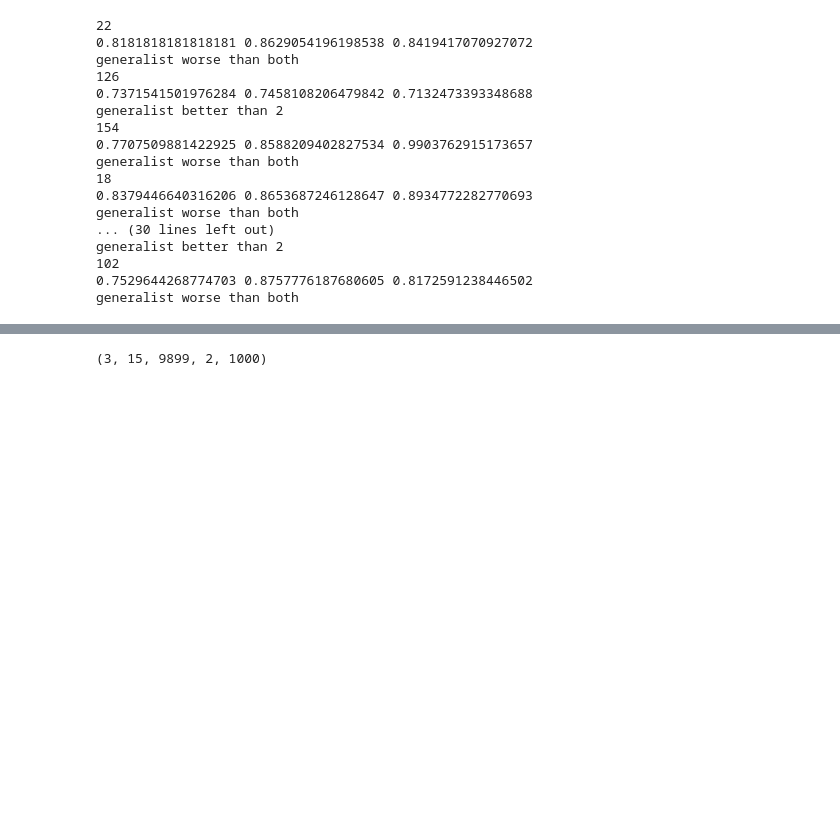
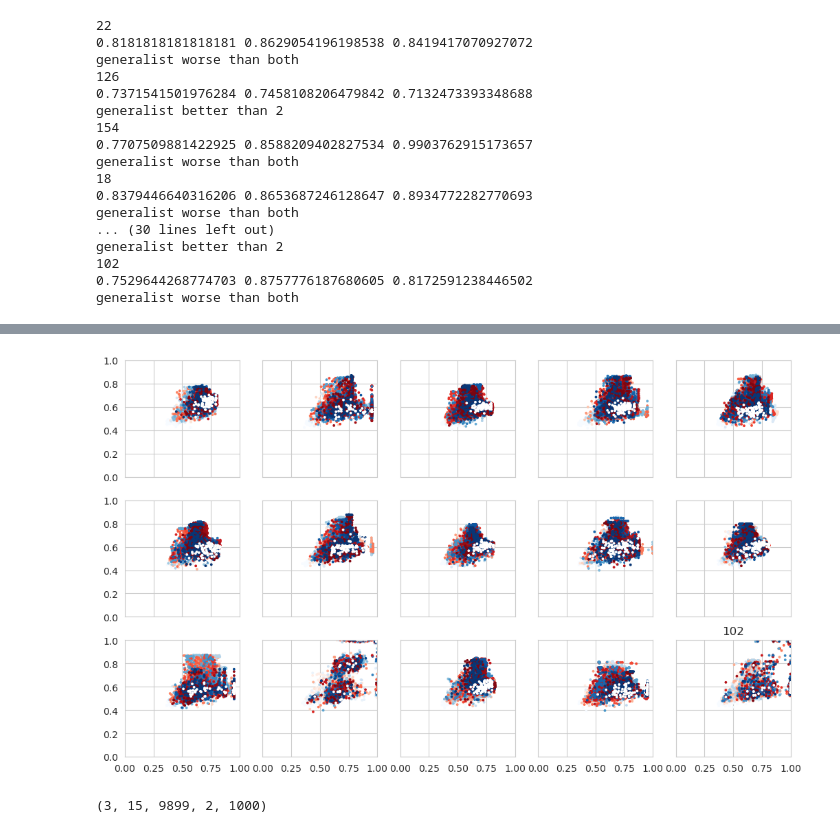
Before and after one commit to Cpetak/CA_GRN2, a Jupyter notebook: variable_2dfits.ipynb, the cells around one changed output, grey strips where cells are left out. Saved outputs shown, nothing was run; the diff lists cells and outputs as text; code cells hidden in the pictures; blank space fills up the shorter version.

```diff
--- a/variable_2dfits.ipynb
+++ b/variable_2dfits.ipynb
@@ -186,3 +288,84 @@ plt.show()
+# %%
+#fits[0].reshape()
+#RULE = 54
+
+root="~/scratch/non_detailed_save/alternative_input"
+num_repeats=15
+pop_size = 1000
+#fits=[np.loadtxt(os.path.expanduser(root+f"variable/stats_300_{RULE}-{RULE}_69904-149796_{i+1}_both_fits.txt")) for i in range(num_repeats)]
+fits=[np.loadtxt(os.path.expanduser(root+f"/stats_300_{RULE}-{RULE}_69904-149796_{i+1}_both_fits.txt")) for i in range(num_repeats)]
+fits = np.array(fits)
+num_gens = int(fits.shape[1]/2/pop_size)
+fits = fits.reshape(num_repeats, num_gens, 2, pop_size)
+
+fits_alt=[np.loadtxt(os.path.expanduser(root+f"/stats_300_{RULE}-{RULE}_69904-149796_{i+1}_both_fits_alt.txt")) for i in range(num_repeats)]
+fits_alt = np.array(fits_alt)
+num_gens = int(fits_alt.shape[1]/2/pop_size)
+fits_alt = fits_alt.reshape(num_repeats, num_gens, 2, pop_size)
+
+#getting which target is currently used
+season_turn_len = 3 #at gen == 300, curr is 1
+
+nrows,ncols = 3,5
+scale = 2.5
+fig, axes = plt.subplots(nrows=nrows, ncols=ncols, figsize=(ncols*scale, nrows*scale), sharex=True, sharey=True)
+# fig, axes = plt.subplots(nrows=3, ncols=5, figsize=(15, 7),sharex=True, sharey=True)
+axes = axes.flatten()
+
+for r in range(15):
+    #get x axis values
+    arr1=fits[r][:,0,::10]
+    arr2=fits_alt[r][:,0,::10]
+    season1 = [arr1[i:i + season_turn_len] for i in range(0, len(arr1), season_turn_len)]
+    season2 = [arr2[i:i + season_turn_len] for i in range(0, len(arr2), season_turn_len)]
+    interleaved_chunks = []
+    for i in range(len(season1)):
+        if i % 2 == 0:
+            interleaved_chunks.append(season1[i])
+        else:
+            interleaved_chunks.append(season2[i])
+    f1 = np.concatenate(interleaved_chunks)
+
+    #get y axis values
+    arr1=fits_alt[r][:,1,::10]
+    arr2=fits[r][:,1,::10]
+    season1 = [arr1[i:i + season_turn_len] for i in range(0, len(arr1), season_turn_len)]
+    season2 = [arr2[i:i + season_turn_len] for i in range(0, len(arr2), season_turn_len)]
+    interleaved_chunks = []
+    for i in range(len(season1)):
+        if i % 2 == 0:
+            interleaved_chunks.append(season1[i])
+        else:
+            interleaved_chunks.append(season2[i])
+    f2 = np.concatenate(interleaved_chunks)
+
+    ngens, ninds = f1.shape
+    seasonlen = 3
+    colors = [Blues(i/ngens) if (i // seasonlen) % 2 == 0 else Reds(i/ngens)  for i in range(ngens) for j in range(ninds)]
+    colors = np.array(colors)
+    colors[-100:,:] = 1
+
+    axes[r].scatter(f1.flatten(), f2.flatten(),s=3, c=colors)
+    if False:
+        myhatch='..'
+        mycolor="C0"
+        triangle = Polygon([[1,1], landmarks.iloc[0], landmarks.iloc[1]], closed=True, alpha=0.5,edgecolor=mycolor, facecolor='none',hatch=myhatch)
+        axes[r].add_patch(triangle)
+        triangle = Polygon([[0,0], landmarks.iloc[5], landmarks.iloc[6]], closed=True, alpha=0.5,edgecolor=mycolor, facecolor='none',hatch=myhatch)
+        axes[r].add_patch(triangle)
+        triangle = Polygon([[0,1], landmarks.iloc[1], landmarks.iloc[5]], closed=True, alpha=0.5,edgecolor=mycolor, facecolor='none',hatch=myhatch)
+        axes[r].add_patch(triangle)
+        triangle = Polygon([[1,0], landmarks.iloc[0], landmarks.iloc[6]], closed=True, alpha=0.5,edgecolor=mycolor, facecolor='none',hatch=myhatch)
+        axes[r].add_patch(triangle)
+
+    axes[r].set_xlim(0,1)
+    axes[r].set_ylim(0,1)
+
+    #plt.plot([0, 1], [0, 1], '--', linewidth = 1, color="gray")
+plt.title(f"{RULE}")
+plt.show()
+# %% [output]
+[figure, added]
 # %%
 root="~/scratch/detailed_save/"
 folders = ["variable","static","static"]
```
Also changed, not shown: parts of 7 cells of this notebook, 22 other files.
